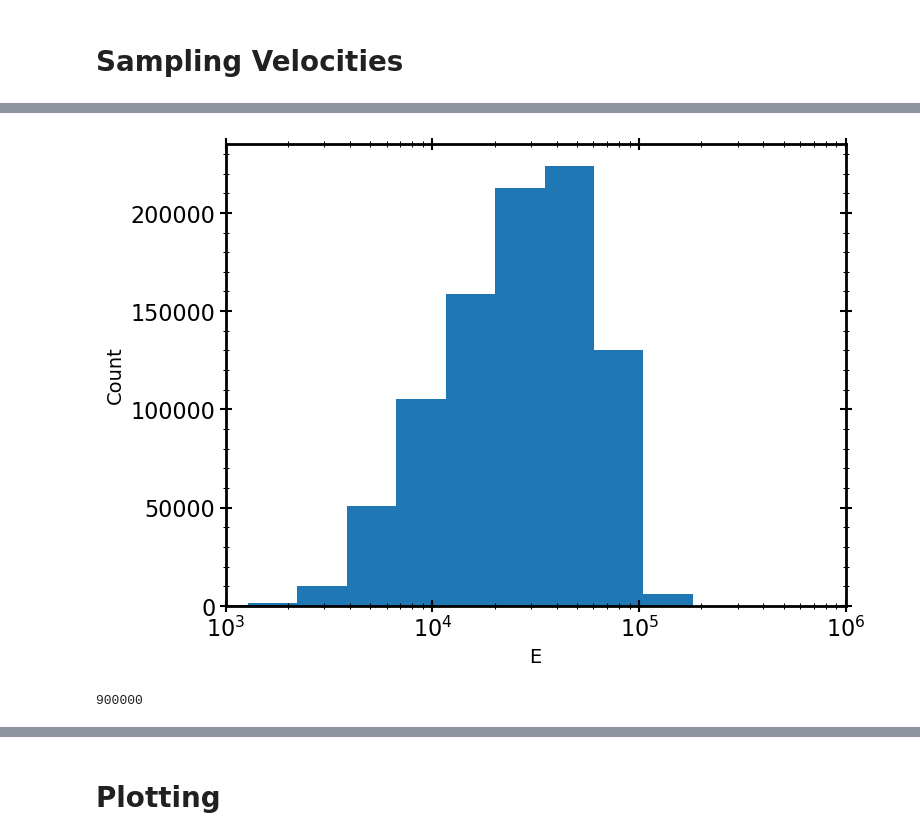
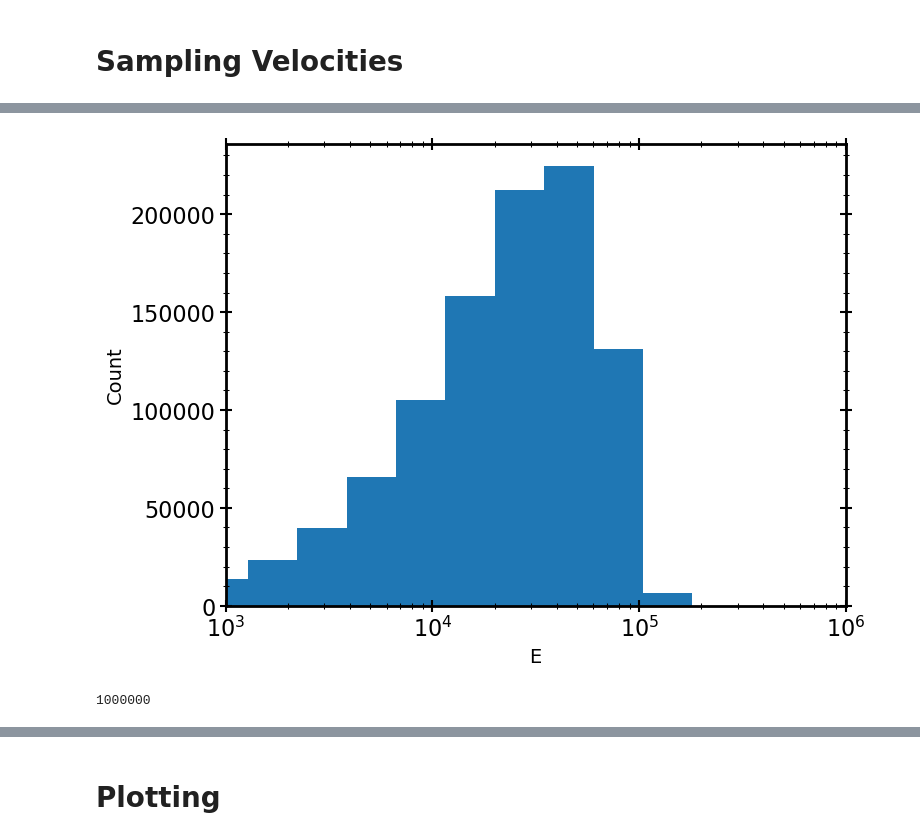
Before and after one commit to carlosajurado/AST384C-Computational-Astrophysics, a Jupyter notebook: HW1.ipynb, the cells around one changed output, grey strips where cells are left out. Drawn from its saved outputs; the diff is of its cells as text; code cells hidden in the pictures.

```diff
--- a/HW1.ipynb
+++ b/HW1.ipynb
@@ -426,21 +429,20 @@ def bounding_func(E, c):
 def velocity(r_arr, E_arr):
     return np.sqrt( 2 * (grav_potential(G, mtot, r_arr, a) - E_arr)  )
 # %%
-
 E_sampled, counter_arr = [], []
 
+max_attempts = 100
+for i, r in tqdm(enumerate(r_arr)):
+    start_time = time.time() #starting time
 
-for r in r_arr[0:900000]:
     E_max = max_energy(G, mtot, r, a)
-    E_arr = np.logspace(-1, np.log10(E_max), num=100)
+    E_arr = np.logspace(-2, np.log10(E_max), num=1000)
     E_arr[-1] = E_max
     c = 10**(-6.5)/r**(1/2)
     CDF = (2*c/7) * E_arr**(7/2)
-
     accept, counter = 0, 0
     while accept != 1:
         CDF_sample = np.random.uniform(CDF.min(), CDF.max())
-        #E_val = (7*CDF_sample/(2*c))**(2/7)
         E_val = min(E_max, (7*CDF_sample/(2*c))**(2/7) )
         f_rand = np.random.uniform(0, bounding_func(E_val,c))
 
@@ -449,6 +451,13 @@ for r in r_arr[0:900000]:
         if f_rand <= prob_at_E_val:
             accept += 1
         counter += 1
+    if counter >= max_attempts:  # If max attempts are reached, break
+        print(f"Max attempts reached for particle {i}, E_val = {E_val}, r = {r}")
+        break
+    elapsed_time = time.time() - start_time
+
+    if i % 100000 == 0:  # Print every 100000 particles
+        print(f"Processed particle {i}, Time elapsed for this iteration: {elapsed_time:.5f} seconds")
 
     E_sampled.append(E_val)
     counter_arr.append(counter)
@@ -455,33 +475,15 @@ for r in r_arr[0:900000]:
 # %%
-'''
-accept, counter = 0, 0
-
-while accept != 1:
-    CDF = (2/7)/(7*10**7) * E_arr**(3/2)
-    CDF_sample = np.random.uniform(CDF.min(), CDF.max())
-    E = ((7*10**7)/(2) * CDF_sample)**(2/7)
-
-    val = np.random.uniform(0, bound_func(E))
-    print(val)
-    prob_at_E = distribution_func(G, mtot, a, E) * sqrt_T(G, mtot, r, a, E)
-
-    if val <= prob_at_E:
-        accept += 1
-
-    counter += 1
-'''
-
 binning = np.logspace(0, np.log(max(E_sampled)))
 plt.hist(E_sampled, bins=binning)
 
 plt.xlim(10**3, 10**6)
 plt.xlabel('E')
 plt.ylabel('Count')
 plt.xscale('log')
 # %% [output]
-[figure, old version]
+[figure, new version]
 # %%
 print(len(E_sampled))
 # %% [output]
-900000
+1000000
 # %%
```
Also changed, not shown: parts of 11 cells of this notebook.
